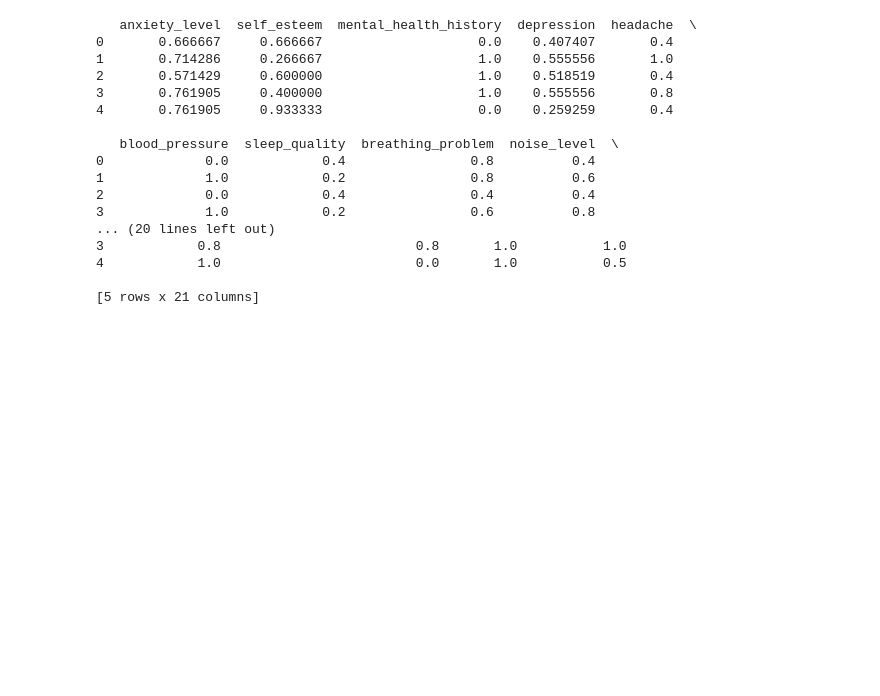
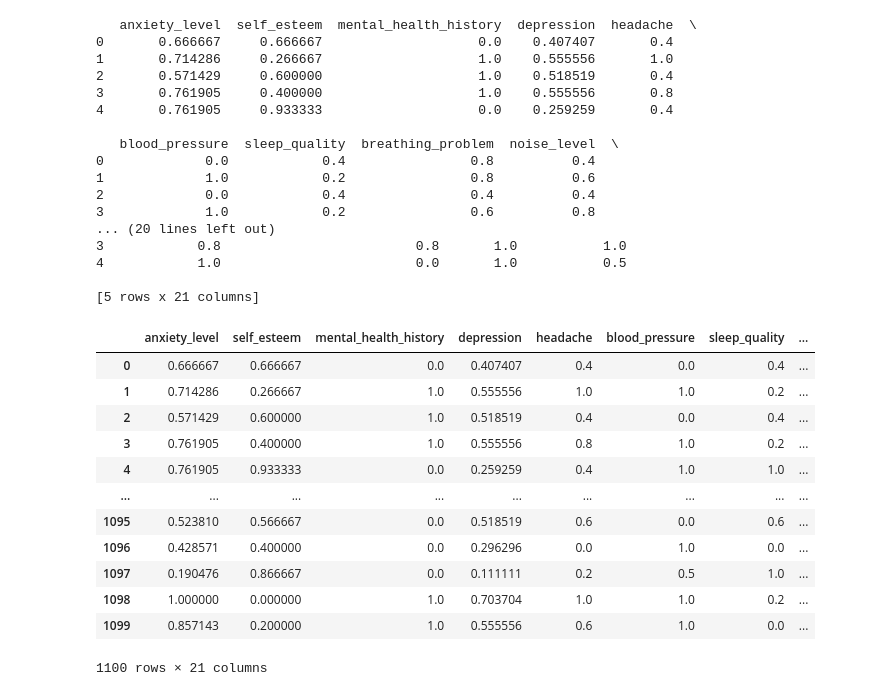
Before and after one commit to Vishnut09/Softserve_internship_task, a Jupyter notebook: preprocessing.ipynb, the cells around one changed output. Drawn from its saved outputs; the diff is of its cells as text; code cells hidden in the pictures; blank space fills up the shorter version.

```diff
--- a/preprocessing.ipynb
+++ b/preprocessing.ipynb
@@ -54,3 +54,20 @@ print(df[numerical_cols].head())
 [5 rows x 21 columns]
 # %%
 df.to_csv("/content/StressLevelDataset.csv", index=False)
+# %%
+df.to_csv("/content/final_data_for_powerbi.csv",index=False)
+df
+# %% [output]
+|  | anxiety_level | self_esteem | mental_health_history | depression | headache | blood_pressure | sleep_quality | ... |
+| 0 | 0.666667 | 0.666667 | 0.0 | 0.407407 | 0.4 | 0.0 | 0.4 | ... |
+| 1 | 0.714286 | 0.266667 | 1.0 | 0.555556 | 1.0 | 1.0 | 0.2 | ... |
+| 2 | 0.571429 | 0.600000 | 1.0 | 0.518519 | 0.4 | 0.0 | 0.4 | ... |
+| 3 | 0.761905 | 0.400000 | 1.0 | 0.555556 | 0.8 | 1.0 | 0.2 | ... |
+| 4 | 0.761905 | 0.933333 | 0.0 | 0.259259 | 0.4 | 1.0 | 1.0 | ... |
+| ... | ... | ... | ... | ... | ... | ... | ... | ... |
+| 1095 | 0.523810 | 0.566667 | 0.0 | 0.518519 | 0.6 | 0.0 | 0.6 | ... |
+| 1096 | 0.428571 | 0.400000 | 0.0 | 0.296296 | 0.0 | 1.0 | 0.0 | ... |
+| 1097 | 0.190476 | 0.866667 | 0.0 | 0.111111 | 0.2 | 0.5 | 1.0 | ... |
+| 1098 | 1.000000 | 0.000000 | 1.0 | 0.703704 | 1.0 | 1.0 | 0.2 | ... |
+| 1099 | 0.857143 | 0.200000 | 1.0 | 0.555556 | 0.6 | 1.0 | 0.0 | ... |
+1100 rows × 21 columns
```
